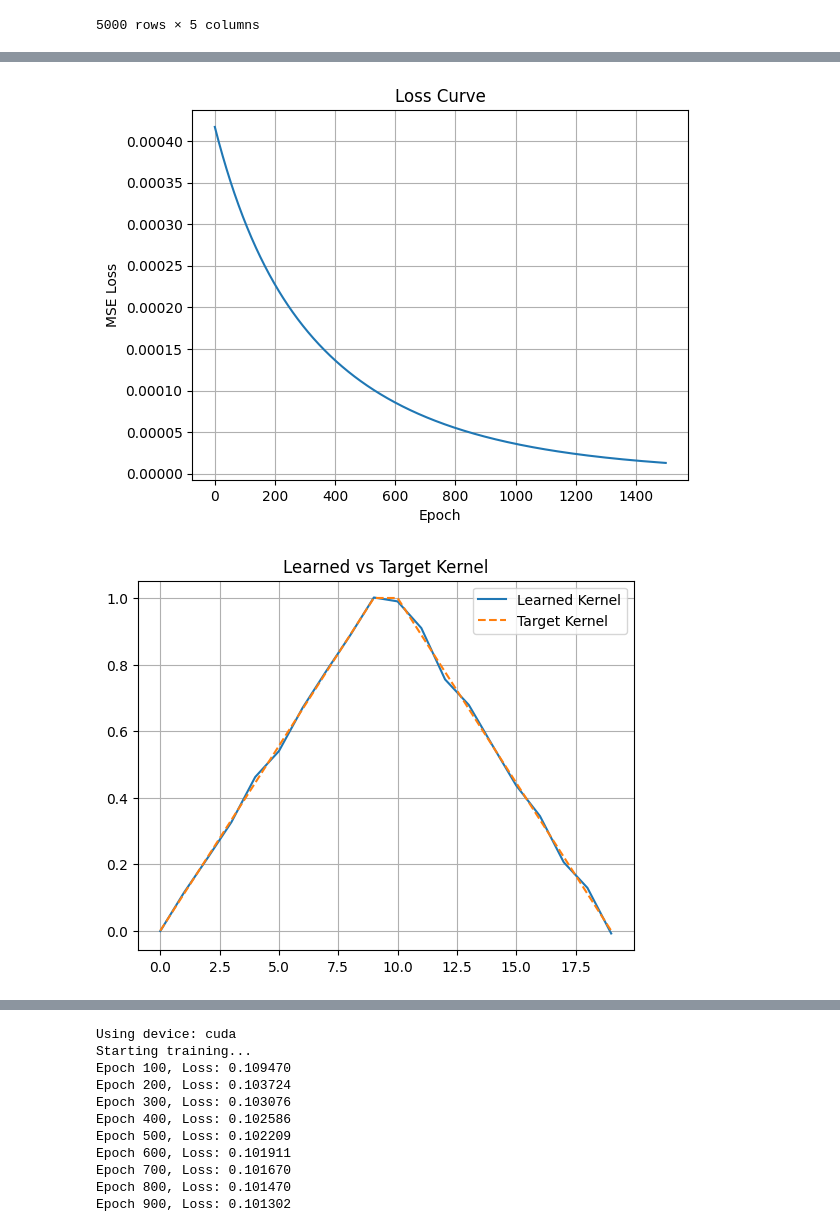
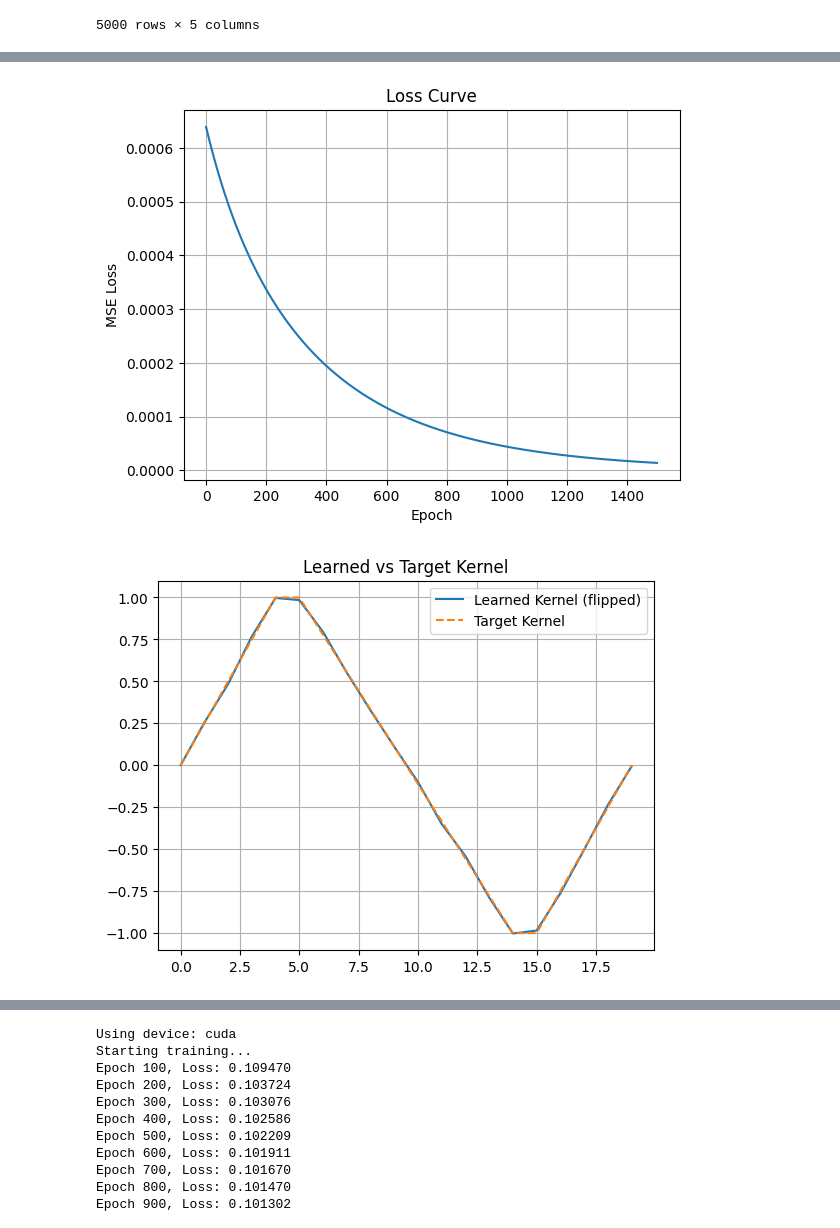
Before and after one commit to incubodac/PyDeconv, a Jupyter notebook: torch_notebook_v4.ipynb, the cells around one changed output, grey strips where cells are left out. Cells and saved outputs as stored; diff of their text form; code cells hidden in the pictures.

```diff
--- a/torch_notebook_v4.ipynb
+++ b/torch_notebook_v4.ipynb
@@ -829,7 +811,7 @@ rect = np.zeros(100)
 rect[40:60] = 1
 
 # Triangular pulse (target kernel)
-tri = np.concatenate([np.linspace(0, 1, 10), np.linspace(1, 0, 10)])
+tri = np.concatenate([np.linspace(0, 1, 5), np.linspace(1, -1, 10), np.linspace(-1, 0, 5)])
 
 # Compute the target output using numpy's full convolution
 target_output = convolve(rect, tri, mode='full')
@@ -873,8 +855,10 @@ plt.show()
 
 # ----- Plot learned vs true kernel -----
 learned_kernel = model.conv.weight.detach().squeeze().numpy()
+# Flip the learned kernel to compare with the true convolution kernel
+learned_kernel_flipped = learned_kernel[::-1]
 
-plt.plot(learned_kernel, label="Learned Kernel")
+plt.plot(learned_kernel_flipped, label="Learned Kernel (flipped)")
 plt.plot(tri, label="Target Kernel", linestyle="dashed")
 plt.title("Learned vs Target Kernel")
 plt.legend()
@@ -901,5 +885,5 @@ Epoch 2000/2000, Loss: 0.000013
-[figure, old version]
+[figure, new version]
-[figure, old version]
+[figure, new version]
 # %%
 import torch
 import torch.nn as nn
```
Also changed, not shown: parts of 9 cells of this notebook.
